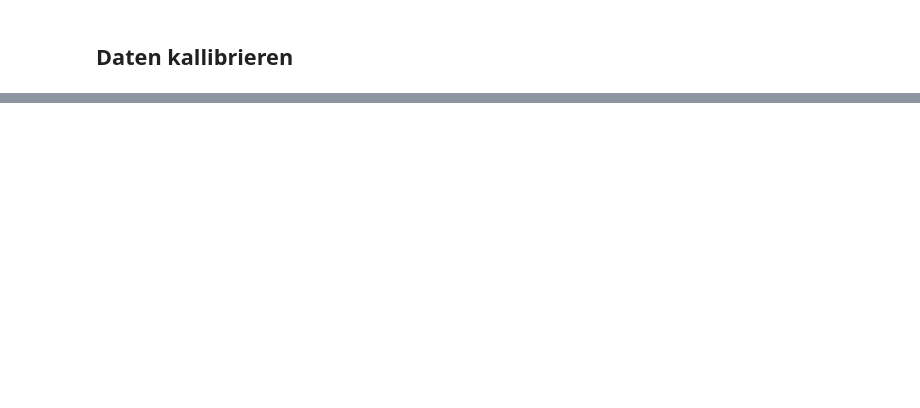
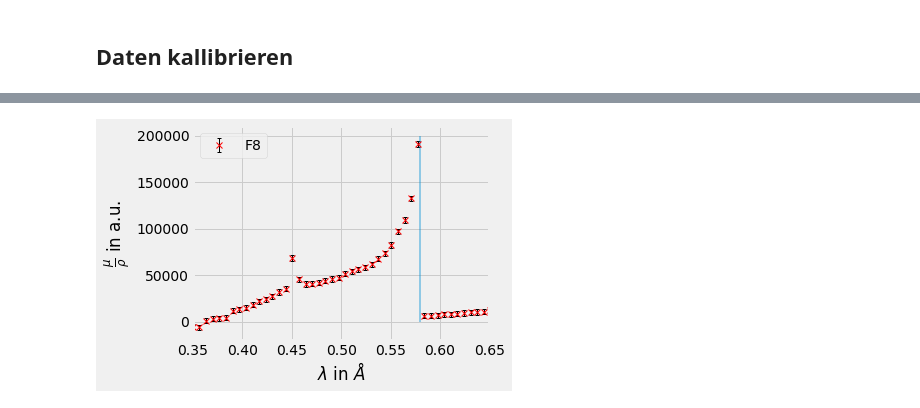
Before and after one commit to LeoausderDose/PPD, a Jupyter notebook: Versuch_XRays/Programming/Absorption/Absorption.ipynb, the cells around one changed output, grey strips where cells are left out. Saved outputs shown, nothing was run; the diff lists cells and outputs as text; code cells hidden in the pictures; blank space fills up the shorter version.

```diff
--- a/Versuch_XRays/Programming/Absorption/Absorption.ipynb
+++ b/Versuch_XRays/Programming/Absorption/Absorption.ipynb
@@ -303,3 +304,34 @@ plt.show()
+# %%
+fehlerAbsorb = 0.07*1/x
+
+plt.errorbar(df_withoutFoil['wellenlaengeinAnstrom'],1/x* np.log(3 * df_withoutFoil['intensitaet'] / df_withF8['intensitaet']), yerr= fehlerAbsorb , xerr= None,fmt='.',elinewidth= 1, ecolor= 'black', marker = 'x', color = 'r', label = 'F8')
+
+
+
+
+
+
+# plt.plot(df_withoutFoil['wellenlaengeinAnstrom'], np.log(3 * df_withoutFoil['intensitaet'] / df_withF11['intensitaet']), ls= None,  label = 'F11')
+# plt.plot(df_withoutFoil['wellenlaengeinAnstrom'], np.log(2.3 * df_withoutFoil['intensitaet'] / df_withF8['intensitaet']), label = 'F8')
+
+plt.vlines(0.58,0,200000, alpha = 0.4)
+
+plt.xlabel(r'$\lambda $ in $\AA$')
+plt.ylabel(r'$\frac{\mu}{\rho}$ in a.u.')
+#plt.yscale('log')
+#plt.gca().set_aspect(0.5)
+
+plt.xlim(0.35,0.65)
+#plt.ylim(0,4)
+# matplotlib.rc('xtick', labelsize=12)
+# matplotlib.rc('ytick', labelsize=12)
+
+plt.tight_layout()
+plt.legend()
+#plt.savefig('F8Kedge.pdf')
+# plt.show()
+# %% [output]
+[figure, added]
 # %%
 plt.plot(df_withoutFoil.loc[:,'winkel'], df_withoutFoil.loc[:,'intensitaet']-df_withoutFoil.loc[:,'untergrund'])
 # %% [output]
```
Also changed, not shown: parts of 11 cells of this notebook, 10 other files.
